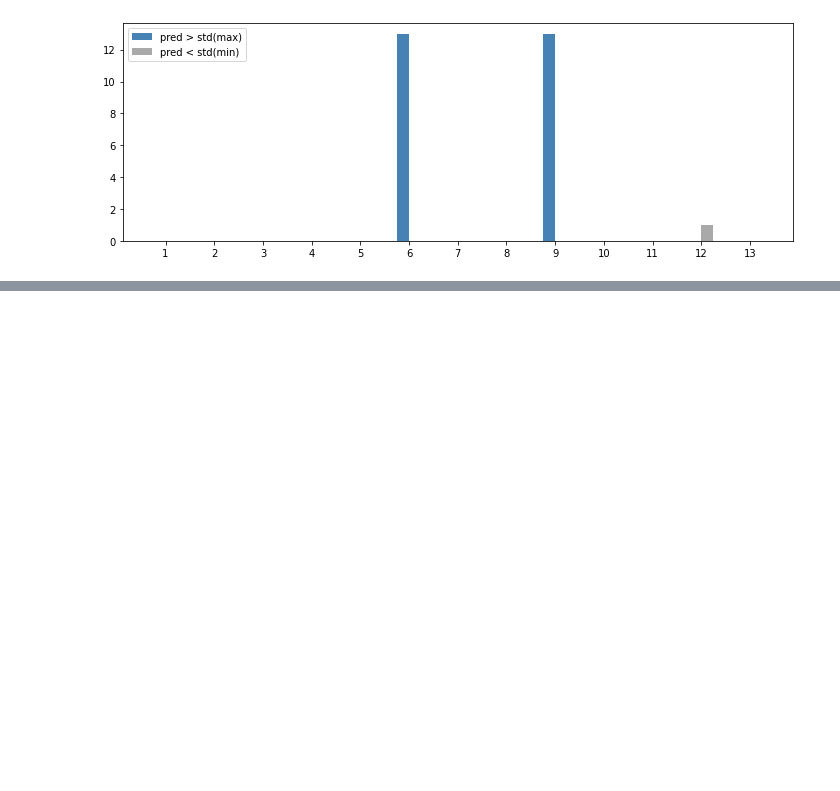
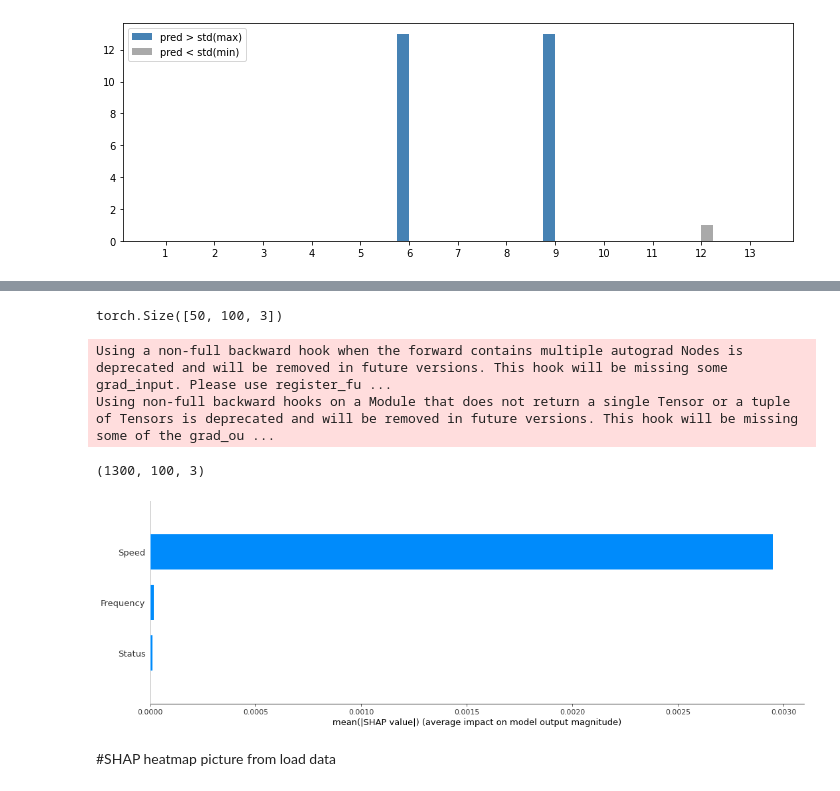
Before and after one commit to YiChingLLin/Dinkle, a Jupyter notebook: example/prediction_example.ipynb, the cells around one changed output, grey strips where cells are left out. Cells and saved outputs as stored; diff of their text form; code cells hidden in the pictures; blank space fills up the shorter version.

Commit message:
update prediction_example for pred_shap

```diff
--- a/example/prediction_example.ipynb
+++ b/example/prediction_example.ipynb
@@ -698,0 +702,24 @@ detail_wrong_pic_pred(detail_max_wrong, detail_min_wrong)
+# %%
+"""
+SHAP calculator, using SHAP github: https://github.com/slundberg/shap
+And save the 'shap.npy' for analysis
+"""
+!pip install shap
+import shap
+
+def shap_calculator(train, test):
+  X_train = torch.tensor(train).to(torch.float32)
+  X_test = torch.tensor(test).to(torch.float32)
+  print(X_test.shape)
+  features = ['Speed', 'Status', 'Frequency']
+
+  #should only something like 100 or 1000 random background samples, not the whole training dataset.
+  explainer = shap.DeepExplainer(model, X_train[:100])
+  shap_values_all = explainer.shap_values(X_test)
+
+  np.save(folder_path+'shap_pred.npy', shap_values_all)
+
+  X = np.array(shap_values_all).reshape(-1,sequence_num,3) #reshape the data for plot
+  print(X.shape)
+
+  shap.summary_plot(X[:, 0, :], X_test[:][:, 0, :], plot_type="bar", feature_names = features, plot_size=(15,5))
@@ -698,0 +744,16 @@ detail_wrong_pic_pred(detail_max_wrong, detail_min_wrong)
+# %%
+"""
+SHAP calculator using 'test_all.npy' for example
+"""
+X_train = np.load(folder_path + 'x_train.npy')
+pred = np.load(folder_path + 'test_all.npy')
+pred = pred[:50] #For demo, here only use the first 50 data
+shap_calculator(X_train, pred)
+# %% [output]
+torch.Size([50, 100, 3])
+Using a non-full backward hook when the forward contains multiple autograd Nodes is deprecated and will be removed in future versions. This hook will be missing some grad_input. Please use register_fu ...
+Using non-full backward hooks on a Module that does not return a single Tensor or a tuple of Tensors is deprecated and will be removed in future versions. This hook will be missing some of the grad_ou ...
+(1300, 100, 3)
+[figure, added]
+# %% [markdown]
+#SHAP heatmap picture from load data
```
Also changed, not shown: parts of 5 cells of this notebook, 1 other file.
